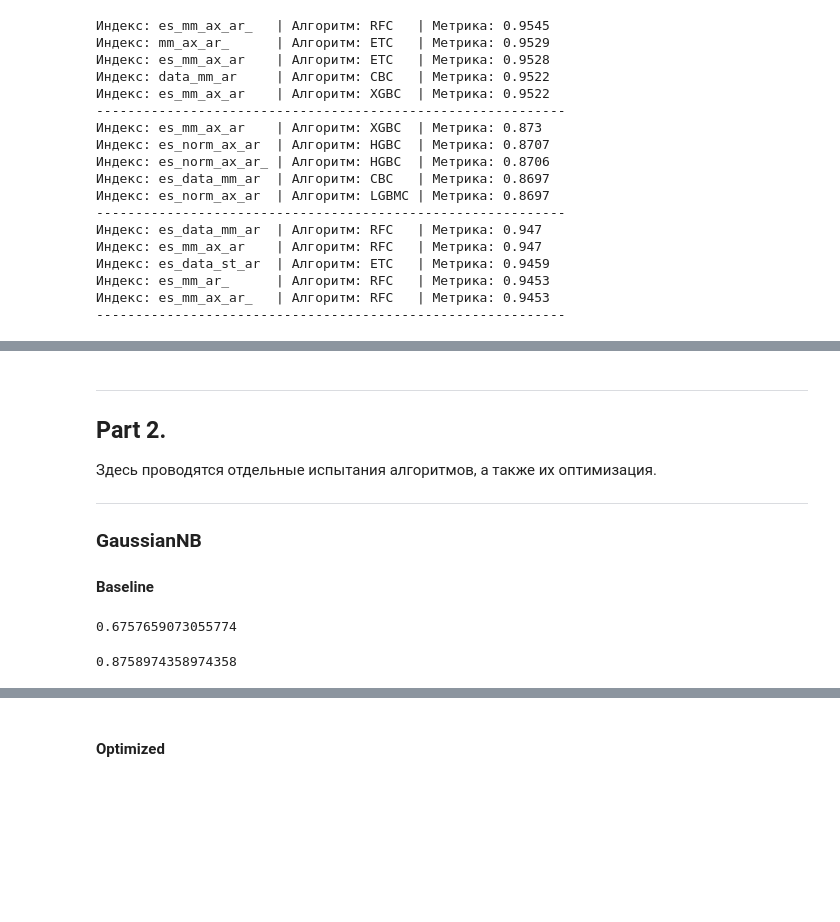
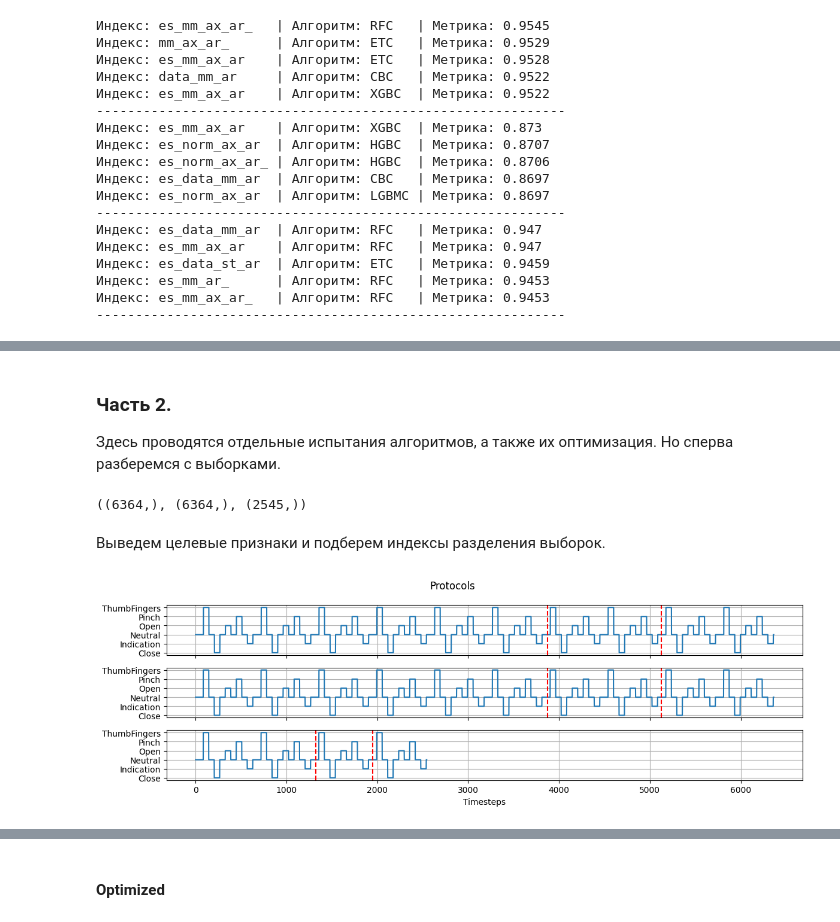
Before and after one commit to khav-i/Work-with-OMG-sensors-data, a Jupyter notebook: work_with_three_sets.ipynb, the cells around one changed output, grey strips where cells are left out. Cells and saved outputs as stored; diff of their text form; code cells hidden in the pictures; blank space fills up the shorter version.

```diff
--- a/work_with_three_sets.ipynb
+++ b/work_with_three_sets.ipynb
@@ -280,14 +280,17 @@ def get_naive_centering(X_arr, y_arr, gap=500, inter=1000, window=20, use_m=True
 
 Важно попытаться сохранить равное представительство классов жестов внутри каждой из выборок, т.е. число каждого вида жестов внутри выборки долнжо быть одинаковым. Для данных из третьего сета соотношение 80/20 не подходит, поэтому там был подобран индекс отсечения.
 # %%
-def get_dict_with_data(file_path):
+def get_dict_with_data(file_path, get_data_only=False):
     """Функция для загрузки данных и помещения их в словарь.
 
     Args:
         file_path (str): путь до файла
+        get_y_only (bool, optional): опция для получения только
+        вектора целевого признака. Defaults to False.
 
     Returns:
         dict: словарь
+        ndarray: вектор целевого признака, если get_y_only=True.
     """
     # Создадим словарь
     dictionary = dict()
@@ -310,6 +313,9 @@ def get_dict_with_data(file_path):
 
     y_shifted, _ = get_naive_centering(X, y_cmd, gap=20, inter=100, window=30, use_m=False)
 
+    if get_data_only:
+        return X, y_shifted
+
     if '2024-03-04_11-11-02' not in file_path:
         X_train = X[:int(X.shape[0] * 0.8)+1]
         X_valid = X[int(X.shape[0] * 0.8)+1:]
@@ -891,26 +905,45 @@ for i in range(3):
 # %% [markdown]
----
-## Part 2.
+### Часть 2.
 
-Здесь проводятся отдельные испытания алгоритмов, а также их оптимизация.
-
----
-### GaussianNB
-
-#### Baseline
+Здесь проводятся отдельные испытания алгоритмов, а также их оптимизация. Но сперва разберемся с выборками.
-# %%
-model = naive_bayes.GaussianNB()
-
-# train_--, valid_-- = samples[--]
-
-# model.fit(train_--, y_train)
-# model.score(train_--, y_train)
-# %% [output]
-0.6757659073055774
-# %%
-model = naive_bayes.GaussianNB()
-
-model.fit(encoded_train, y_train)
-model.score(encoded_train, y_train)
-# %% [output]
-0.8758974358974358
+# %%
+# Воспользуемся дополнительной опцией функции подгрузки данных
+X_0, target_0 = get_dict_with_data(palm_files[0], get_data_only=True)
+X_1, target_1 = get_dict_with_data(palm_files[1], get_data_only=True)
+X_2, target_2 = get_dict_with_data(palm_files[2], get_data_only=True)
+
+targets = target_0.shape, target_1.shape, target_2.shape
+targets
+# %% [output]
+((6364,), (6364,), (2545,))
+# %% [markdown]
+Выведем целевые признаки и подберем индексы разделения выборок.
+# %%
+fig, axx = plt.subplots(3, 1, sharex=True, figsize=(12, 4))
+
+plt.sca(axx[0])
+plt.plot(target_0)
+plt.grid()
+plt.yticks(np.arange(len(GESTURES)), GESTURES)
+axx[0].axvline(x=5125, color='red', linestyle='--', )
+axx[0].axvline(x=3875, color='red', linestyle='--', )
+
+plt.sca(axx[1])
+plt.plot(target_1)
+plt.grid()
+plt.yticks(np.arange(len(GESTURES)), GESTURES)
+axx[1].axvline(x=5125, color='red', linestyle='--', )
+axx[1].axvline(x=3875, color='red', linestyle='--', )
+
+plt.sca(axx[2])
+plt.plot(target_2)
+plt.grid()
+plt.yticks(np.arange(len(GESTURES)), GESTURES)
+plt.xlabel('Timesteps')
+axx[2].axvline(x=1950, color='red', linestyle='--', )
+axx[2].axvline(x=1325, color='red', linestyle='--', )
+
+plt.suptitle('Protocols')
+plt.tight_layout()
+# %% [output]
+[figure, added]
```
Also changed, not shown: parts of 106 cells of this notebook.
